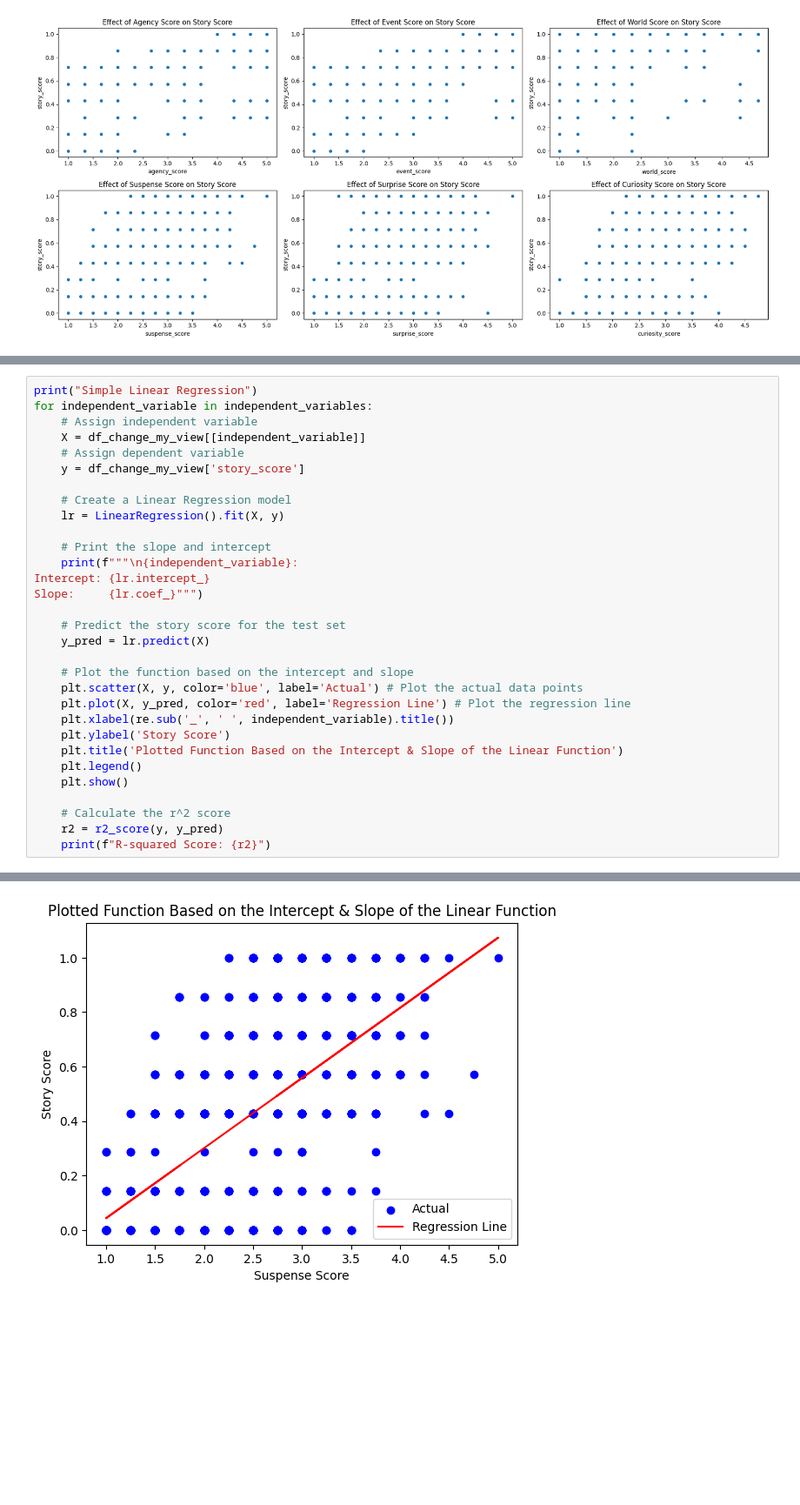
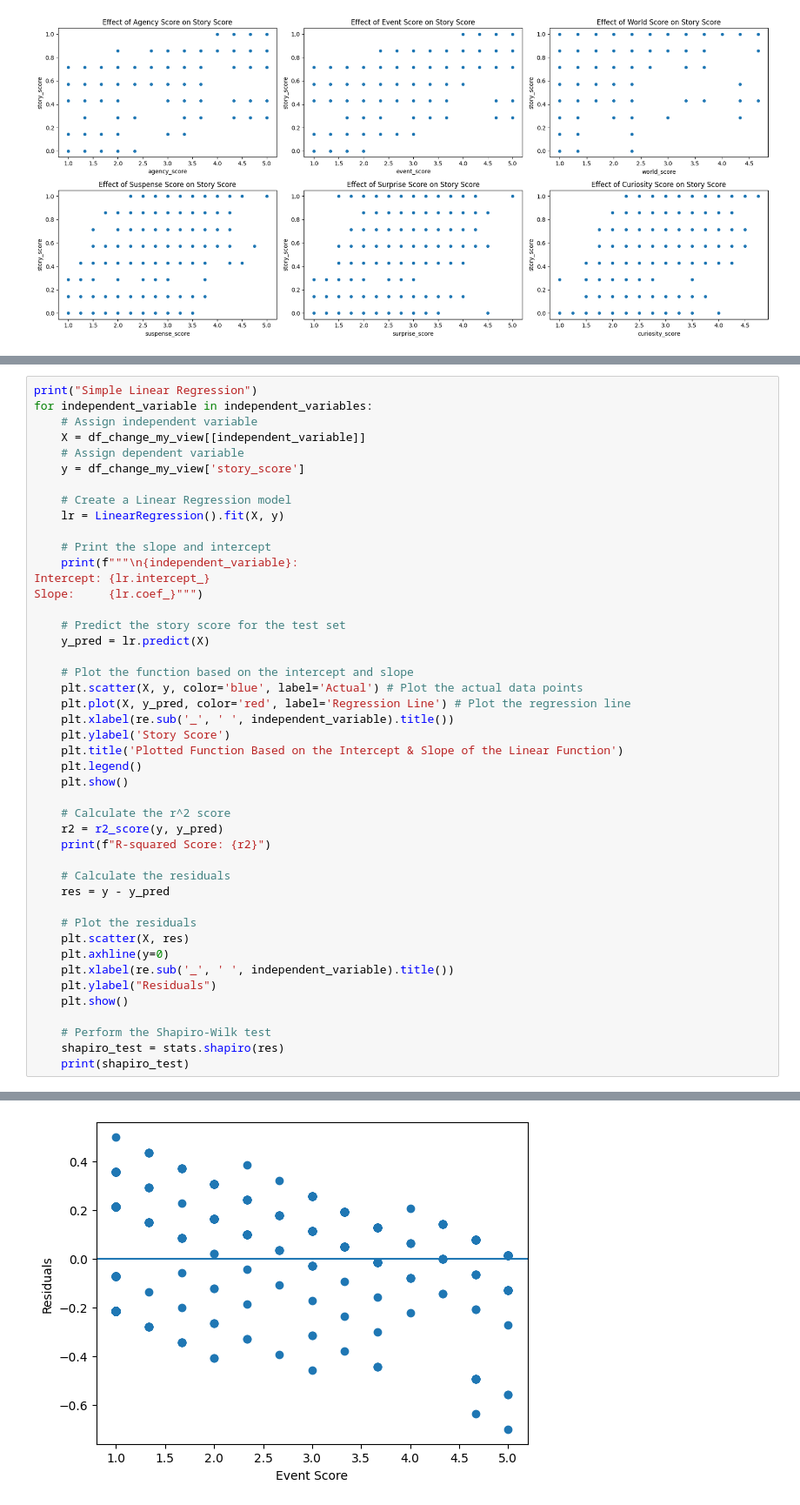
Before and after one commit to Cameron-Meinsma/assignment_2_analysing_data, a Jupyter notebook: assignment_2.ipynb, the cells around one changed output, grey strips where cells are left out. Shown at 87% size. Saved outputs shown, nothing was run; the diff lists cells and outputs as text; blank space fills up the shorter version.

```diff
--- a/assignment_2.ipynb
+++ b/assignment_2.ipynb
@@ -95,6 +95,20 @@ Slope:     {lr.coef_}""")
     # Calculate the r^2 score
     r2 = r2_score(y, y_pred)
     print(f"R-squared Score: {r2}")
+
+    # Calculate the residuals
+    res = y - y_pred
+
+    # Plot the residuals
+    plt.scatter(X, res)
+    plt.axhline(y=0)
+    plt.xlabel(re.sub('_', ' ', independent_variable).title())
+    plt.ylabel("Residuals")
+    plt.show()
+
+    # Perform the Shapiro-Wilk test
+    shapiro_test = stats.shapiro(res)
+    print(shapiro_test)
 # %% [output]
 Simple Linear Regression
 
@@ -122 +128 @@ Slope:     [0.25757107]
-[figure, old version]
+[figure, new version]
```
Also changed, not shown: parts of 4 cells of this notebook.
